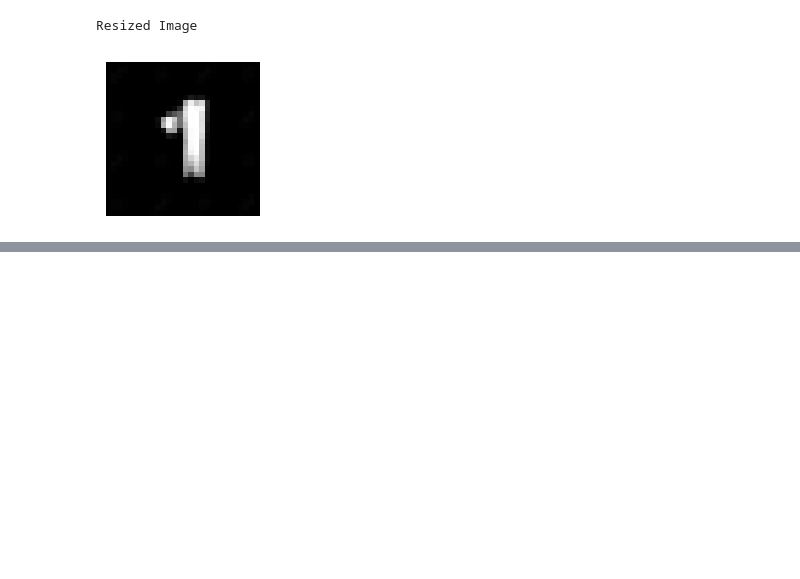
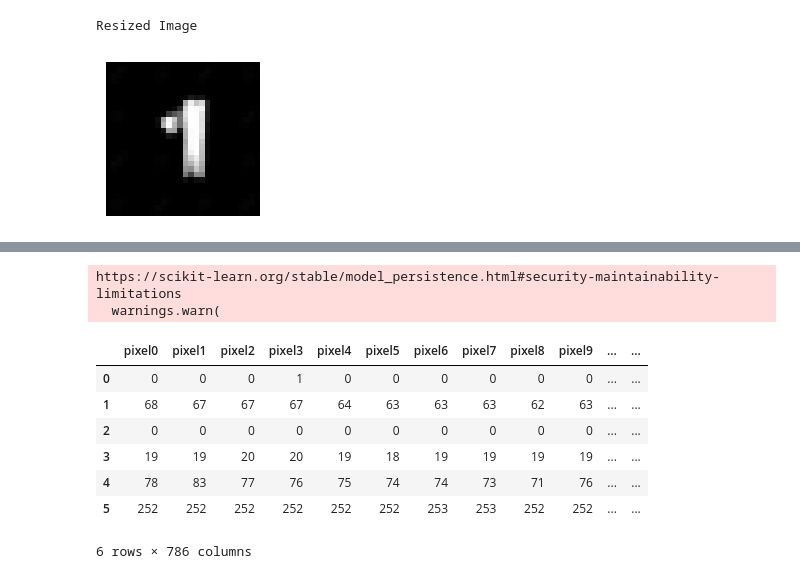
Before and after one commit to Tqkoyaki/DeepDigits, a Jupyter notebook: Testing_Model.ipynb, the cells around one changed output, grey strips where cells are left out. Saved outputs shown, nothing was run; the diff lists cells and outputs as text; code cells hidden in the pictures; blank space fills up the shorter version.

```diff
--- a/Testing_Model.ipynb
+++ b/Testing_Model.ipynb
@@ -166,3 +172,31 @@ data = pd.read_csv('data/train.csv')
 # %%
 #save handImagesDF as a csv file in data folder
 handImagesDF.to_csv('data/handImagesDF.csv', index=False)
+# %%
+import joblib
+
+#load in KNN model, SVM model and Nueral Network model from saved files
+knn = joblib.load('models/model_knnFinal.pkl')
+svm = joblib.load('models/model_svcFinal.pkl')
+# nn = joblib.load('models/model_nnFinal.pkl')
+# %% [output]
+https://scikit-learn.org/stable/model_persistence.html#security-maintainability-limitations
+  warnings.warn(
+# %%
+#run all 3 models on handImagesDF and save results in a dataframe
+#
+handImagesDF['knn'] = knn.predict(handImagesDF.iloc[:,0:784])
+handImagesDF['svm'] = svm.predict(handImagesDF.iloc[:,0:784])
+# handImagesDF['nn'] = nn.predict(handImagesDF)
+# %%
+handImagesDF
+#select 1st row of handImagesDF
+# %% [output]
+|  | pixel0 | pixel1 | pixel2 | pixel3 | pixel4 | pixel5 | pixel6 | pixel7 | pixel8 | pixel9 | ... | ... |
+| 0 | 0 | 0 | 0 | 1 | 0 | 0 | 0 | 0 | 0 | 0 | ... | ... |
+| 1 | 68 | 67 | 67 | 67 | 64 | 63 | 63 | 63 | 62 | 63 | ... | ... |
+| 2 | 0 | 0 | 0 | 0 | 0 | 0 | 0 | 0 | 0 | 0 | ... | ... |
+| 3 | 19 | 19 | 20 | 20 | 19 | 18 | 19 | 19 | 19 | 19 | ... | ... |
+| 4 | 78 | 83 | 77 | 76 | 75 | 74 | 74 | 73 | 71 | 76 | ... | ... |
+| 5 | 252 | 252 | 252 | 252 | 252 | 252 | 253 | 253 | 252 | 252 | ... | ... |
+6 rows × 786 columns
```
Also changed, not shown: parts of 8 cells of this notebook, 7 other files.
